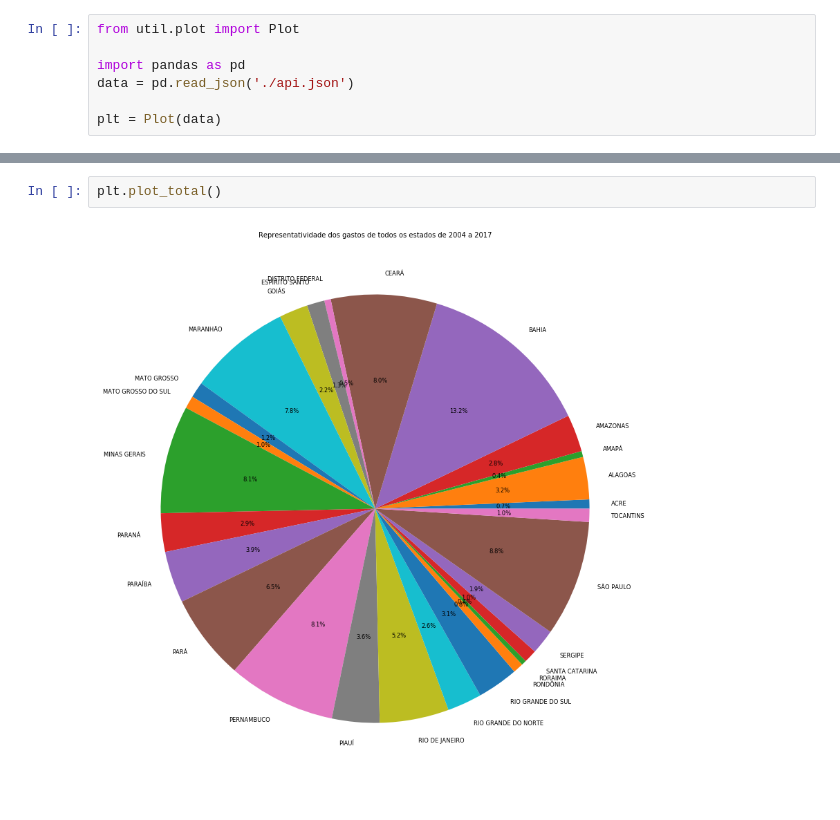
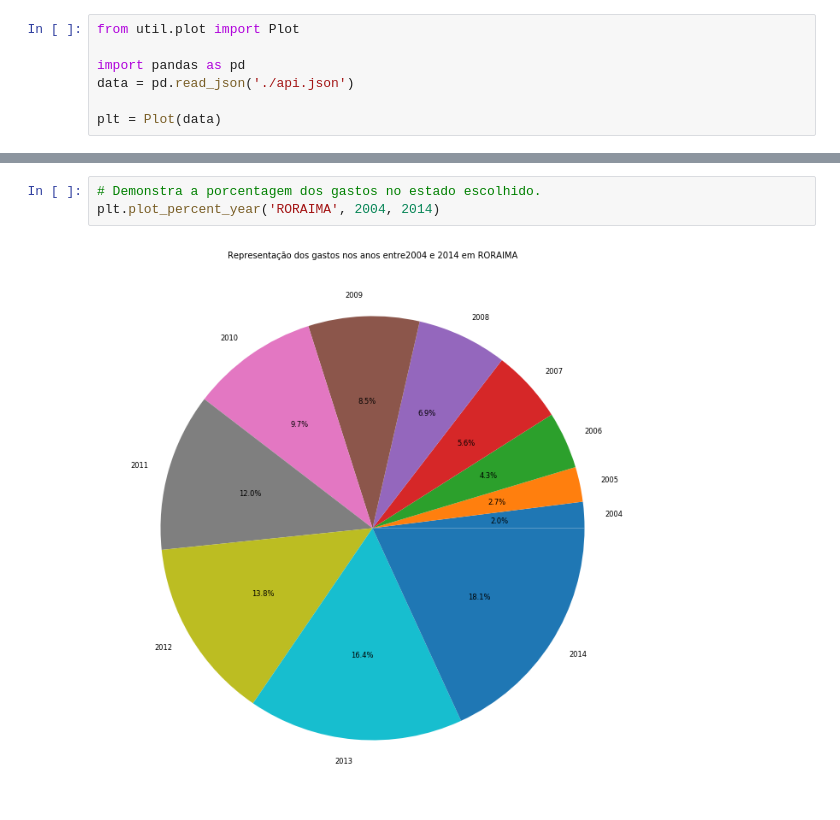
Before and after one commit to lucaslvs/fatec-government-alms, a Jupyter notebook: government_alms.ipynb, the cells around one changed output, grey strips where cells are left out. Saved outputs shown, nothing was run; the diff lists cells and outputs as text.

```diff
--- a/government_alms.ipynb
+++ b/government_alms.ipynb
@@ -35,4 +41,5 @@ Quantidade de valores gastos com os favorecidos no estado de SÃO PAULO no perí
-# %%
-plt.plot_total()
-# %% [output]
-[figure, removed]
+# %%
+# Demonstra a porcentagem dos gastos no estado escolhido.
+plt.plot_percent_year('RORAIMA', 2004, 2014)
+# %% [output]
+[figure, added]
```
Also changed, not shown: parts of 9 cells of this notebook, 4 other files.
